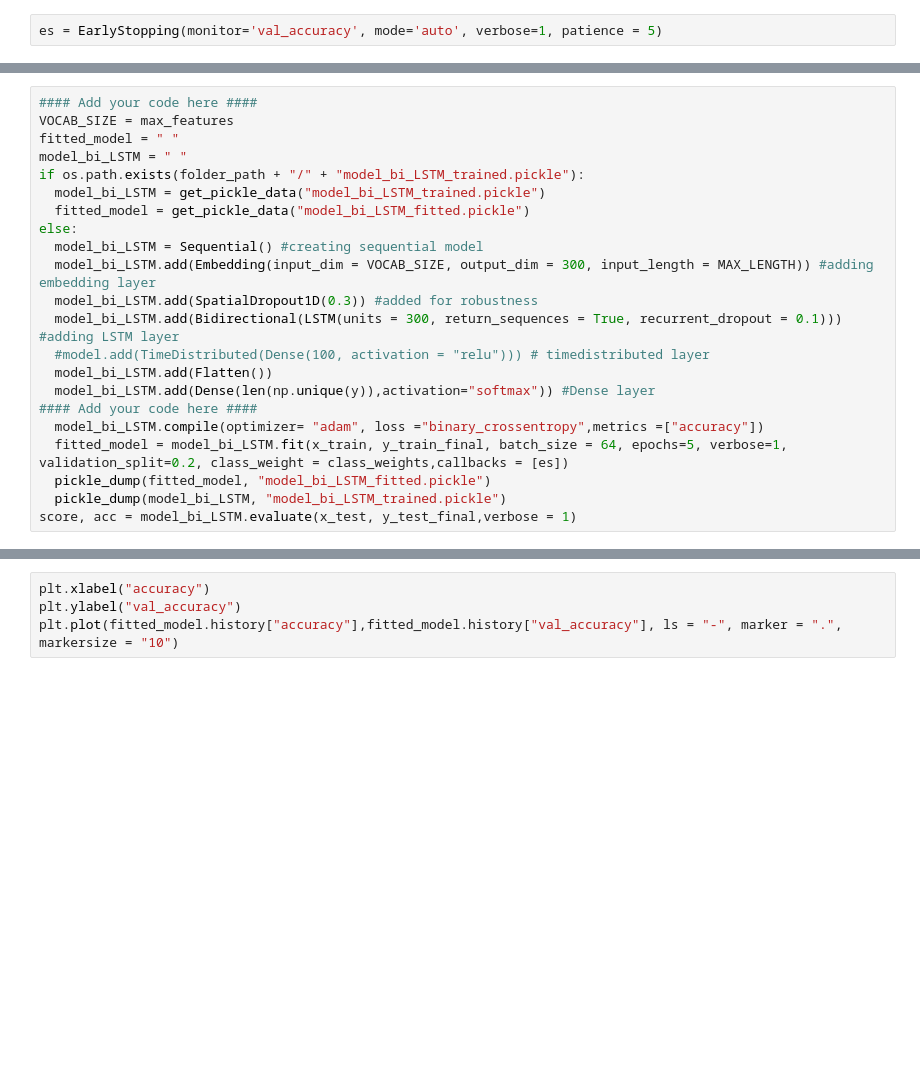
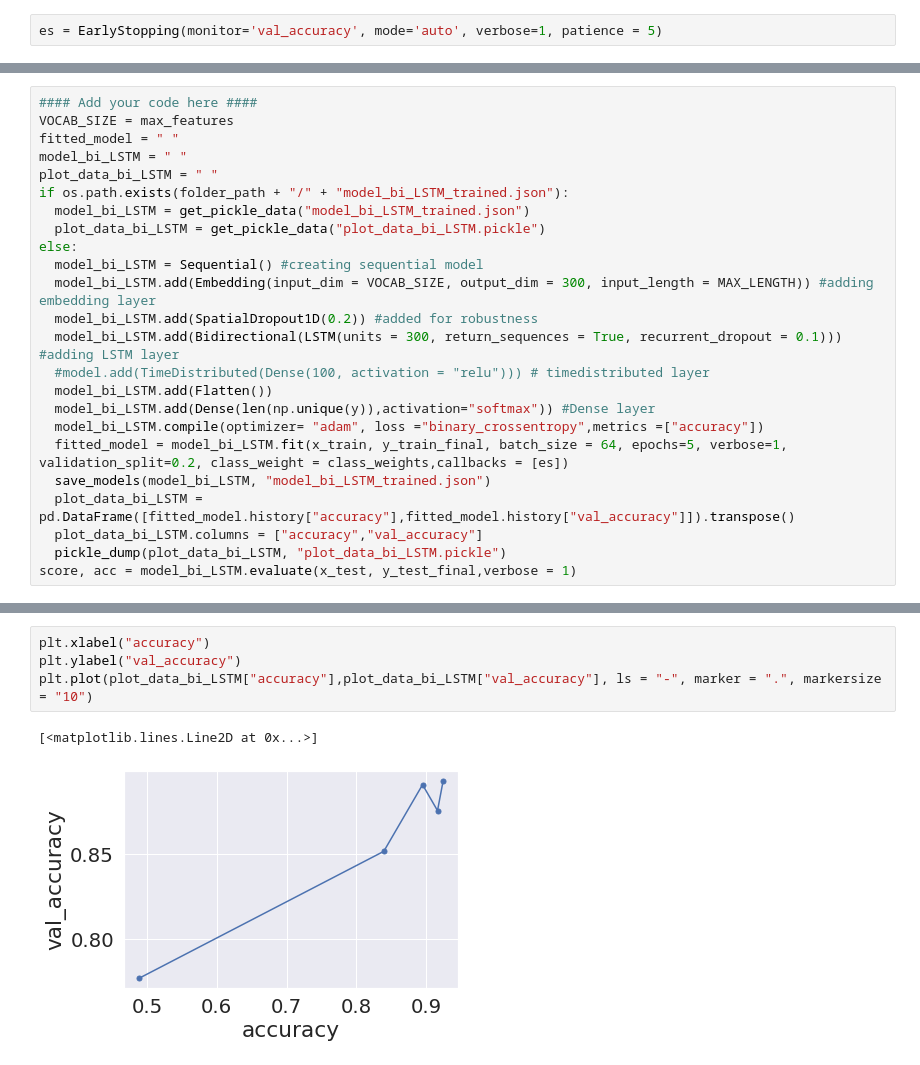
Before and after one commit to ABPande/AIML_CAPSTONE_NLP_B_GRP_4, a Jupyter notebook: Capstone Project.ipynb, the cells around one changed output, grey strips where cells are left out. Drawn from its saved outputs; the diff is of its cells as text; blank space fills up the shorter version.

```diff
--- a/Capstone Project.ipynb
+++ b/Capstone Project.ipynb
@@ -1823,20 +1872,22 @@ plt.plot(fitted_model.history["accuracy"],fitted_model.history["val_accuracy"],
 VOCAB_SIZE = max_features
 fitted_model = " "
 model_bi_LSTM = " "
-if os.path.exists(folder_path + "/" + "model_bi_LSTM_trained.pickle"):
-  model_bi_LSTM = get_pickle_data("model_bi_LSTM_trained.pickle")
-  fitted_model = get_pickle_data("model_bi_LSTM_fitted.pickle")
+plot_data_bi_LSTM = " "
+if os.path.exists(folder_path + "/" + "model_bi_LSTM_trained.json"):
+  model_bi_LSTM = get_pickle_data("model_bi_LSTM_trained.json")
+  plot_data_bi_LSTM = get_pickle_data("plot_data_bi_LSTM.pickle")
 else:
   model_bi_LSTM = Sequential() #creating sequential model
   model_bi_LSTM.add(Embedding(input_dim = VOCAB_SIZE, output_dim = 300, input_length = MAX_LENGTH)) #adding embedding layer
-  model_bi_LSTM.add(SpatialDropout1D(0.3)) #added for robustness
+  model_bi_LSTM.add(SpatialDropout1D(0.2)) #added for robustness
   model_bi_LSTM.add(Bidirectional(LSTM(units = 300, return_sequences = True, recurrent_dropout = 0.1))) #adding LSTM layer
   #model.add(TimeDistributed(Dense(100, activation = "relu"))) # timedistributed layer
   model_bi_LSTM.add(Flatten())
   model_bi_LSTM.add(Dense(len(np.unique(y)),activation="softmax")) #Dense layer
-#### Add your code here ####
   model_bi_LSTM.compile(optimizer= "adam", loss ="binary_crossentropy",metrics =["accuracy"])
   fitted_model = model_bi_LSTM.fit(x_train, y_train_final, batch_size = 64, epochs=5, verbose=1, validation_split=0.2, class_weight = class_weights,callbacks = [es])
-  pickle_dump(fitted_model, "model_bi_LSTM_fitted.pickle")
-  pickle_dump(model_bi_LSTM, "model_bi_LSTM_trained.pickle")
+  save_models(model_bi_LSTM, "model_bi_LSTM_trained.json")
+  plot_data_bi_LSTM = pd.DataFrame([fitted_model.history["accuracy"],fitted_model.history["val_accuracy"]]).transpose()
+  plot_data_bi_LSTM.columns = ["accuracy","val_accuracy"]
+  pickle_dump(plot_data_bi_LSTM, "plot_data_bi_LSTM.pickle")
 score, acc = model_bi_LSTM.evaluate(x_test, y_test_final,verbose = 1)
@@ -1845,4 +1910,7 @@ print("accuracy", acc)
 # %%
 plt.xlabel("accuracy")
 plt.ylabel("val_accuracy")
-plt.plot(fitted_model.history["accuracy"],fitted_model.history["val_accuracy"], ls = "-", marker = ".", markersize = "10")
+plt.plot(plot_data_bi_LSTM["accuracy"],plot_data_bi_LSTM["val_accuracy"], ls = "-", marker = ".", markersize = "10")
+# %% [output]
+[<matplotlib.lines.Line2D at 0x...>]
+[figure, added]
```
Also changed, not shown: parts of 17 cells of this notebook.
